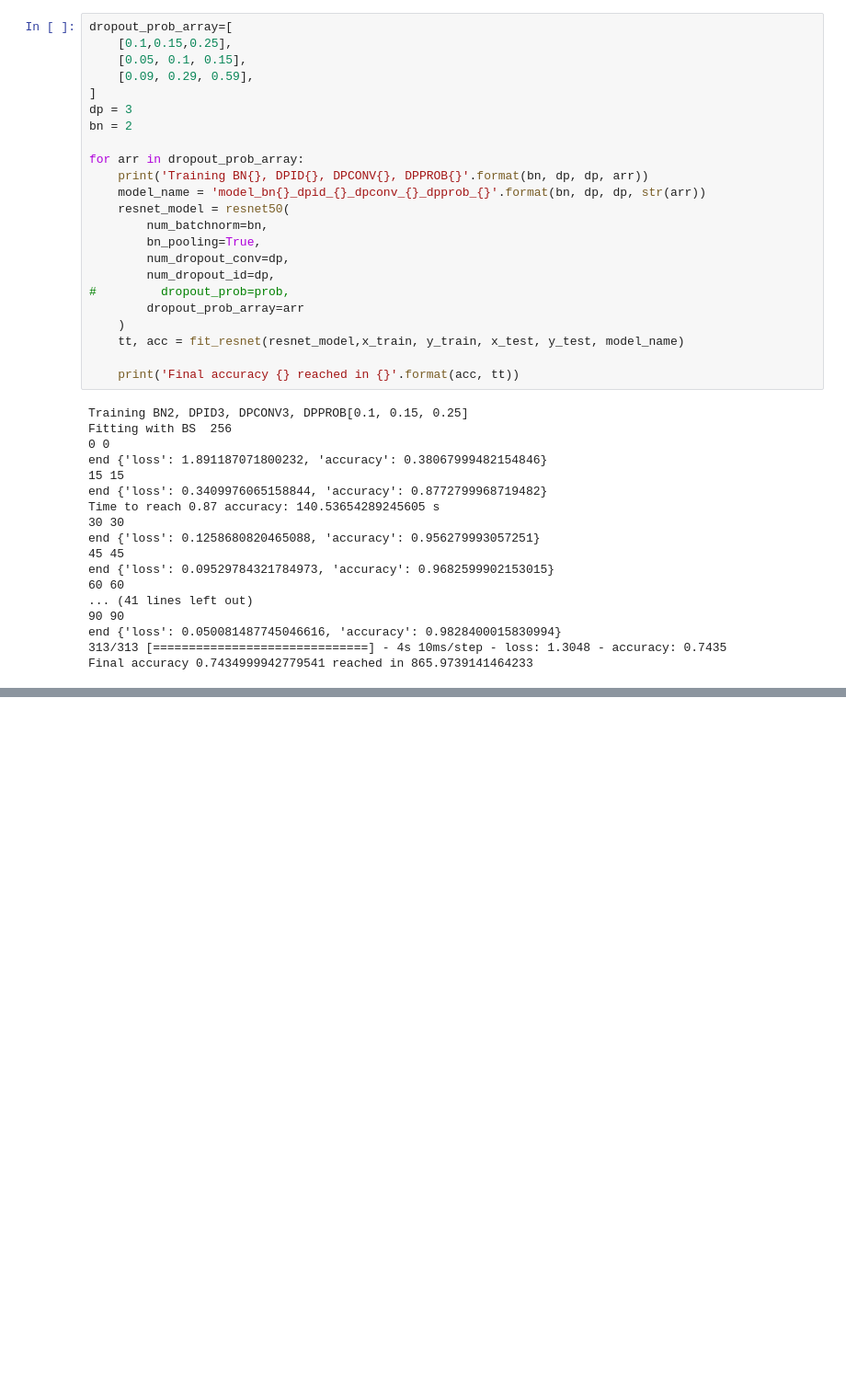
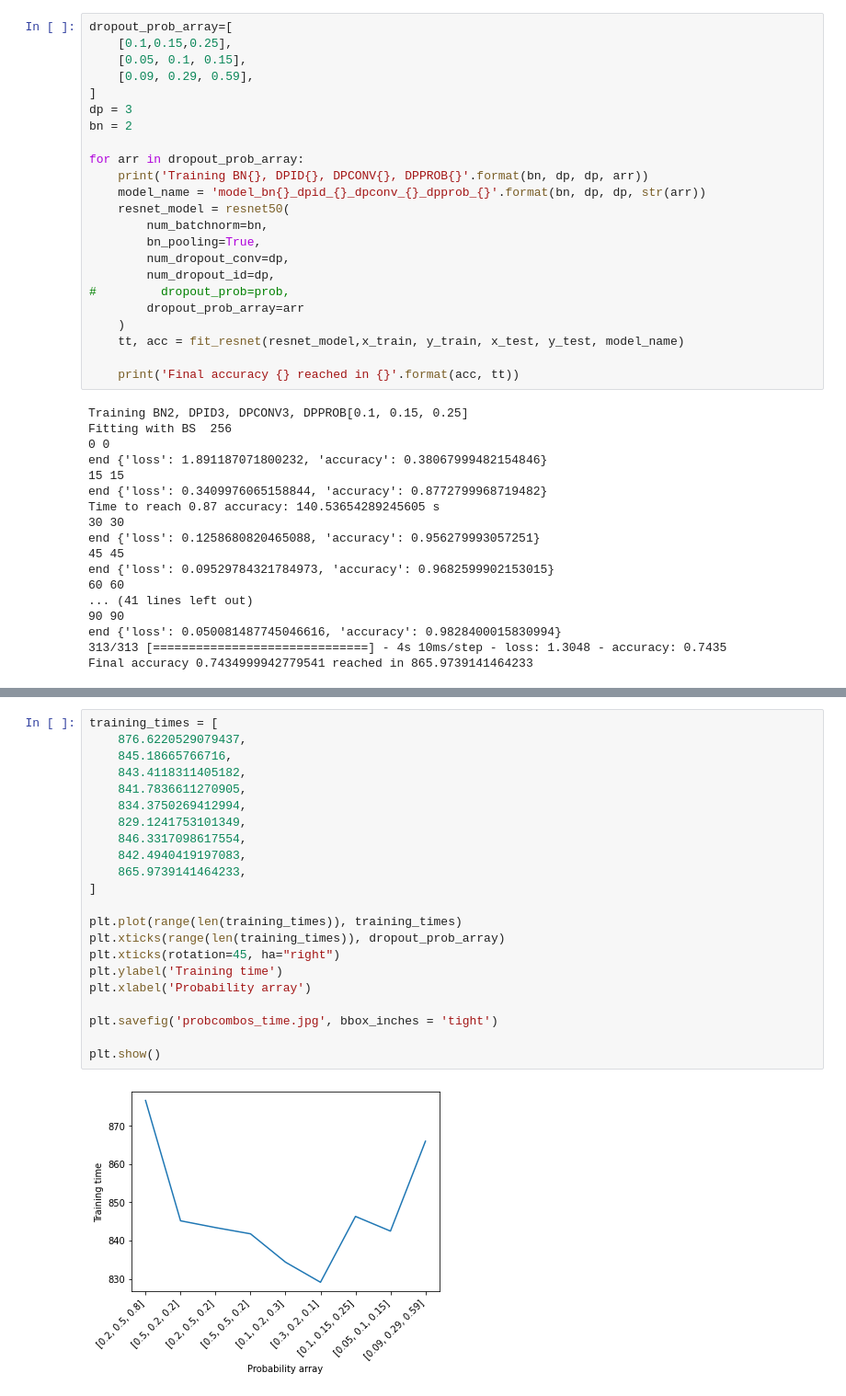
Before and after one commit to aashka-trivedi/regularization-for-image-classification, a Jupyter notebook: code/probabilities_combo.ipynb, the cells around one changed output, grey strips where cells are left out. Shown: that part at 92% size. Drawn from its saved outputs; the diff is of its cells as text; blank space fills up the shorter version.

```diff
--- a/code/probabilities_combo.ipynb
+++ b/code/probabilities_combo.ipynb
@@ -348,0 +387,24 @@ Final accuracy 0.7434999942779541 reached in 865.9739141464233
+# %%
+training_times = [
+    876.6220529079437,
+    845.18665766716,
+    843.4118311405182,
+    841.7836611270905,
+    834.3750269412994,
+    829.1241753101349,
+    846.3317098617554,
+    842.4940419197083,
+    865.9739141464233,
+]
+
+plt.plot(range(len(training_times)), training_times)
+plt.xticks(range(len(training_times)), dropout_prob_array)
+plt.xticks(rotation=45, ha="right")
+plt.ylabel('Training time')
+plt.xlabel('Probability array')
+
+plt.savefig('probcombos_time.jpg', bbox_inches = 'tight')
+
+plt.show()
+# %% [output]
+[figure, added]
```
Also changed, not shown: parts of 2 cells of this notebook, 6 other files.
